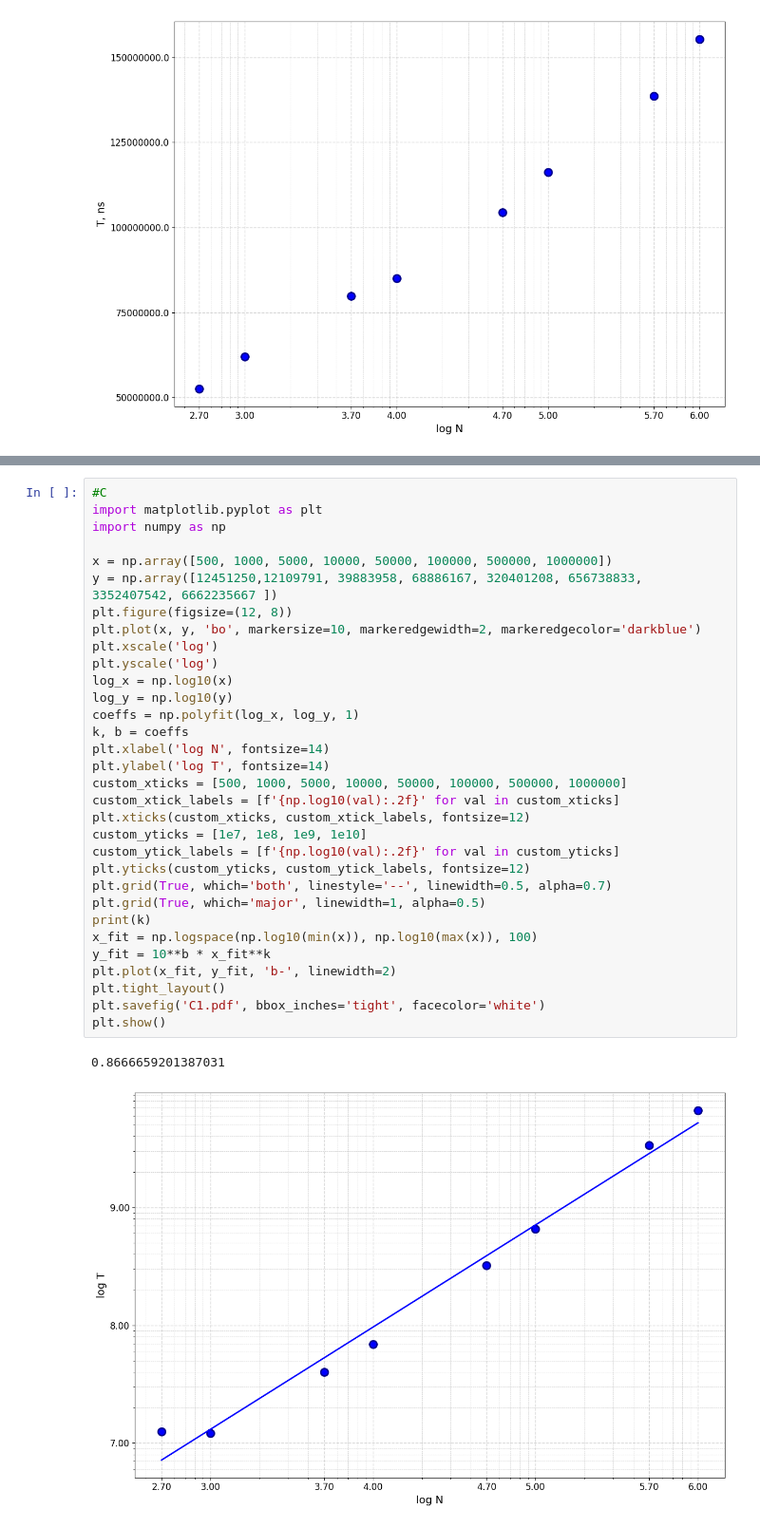
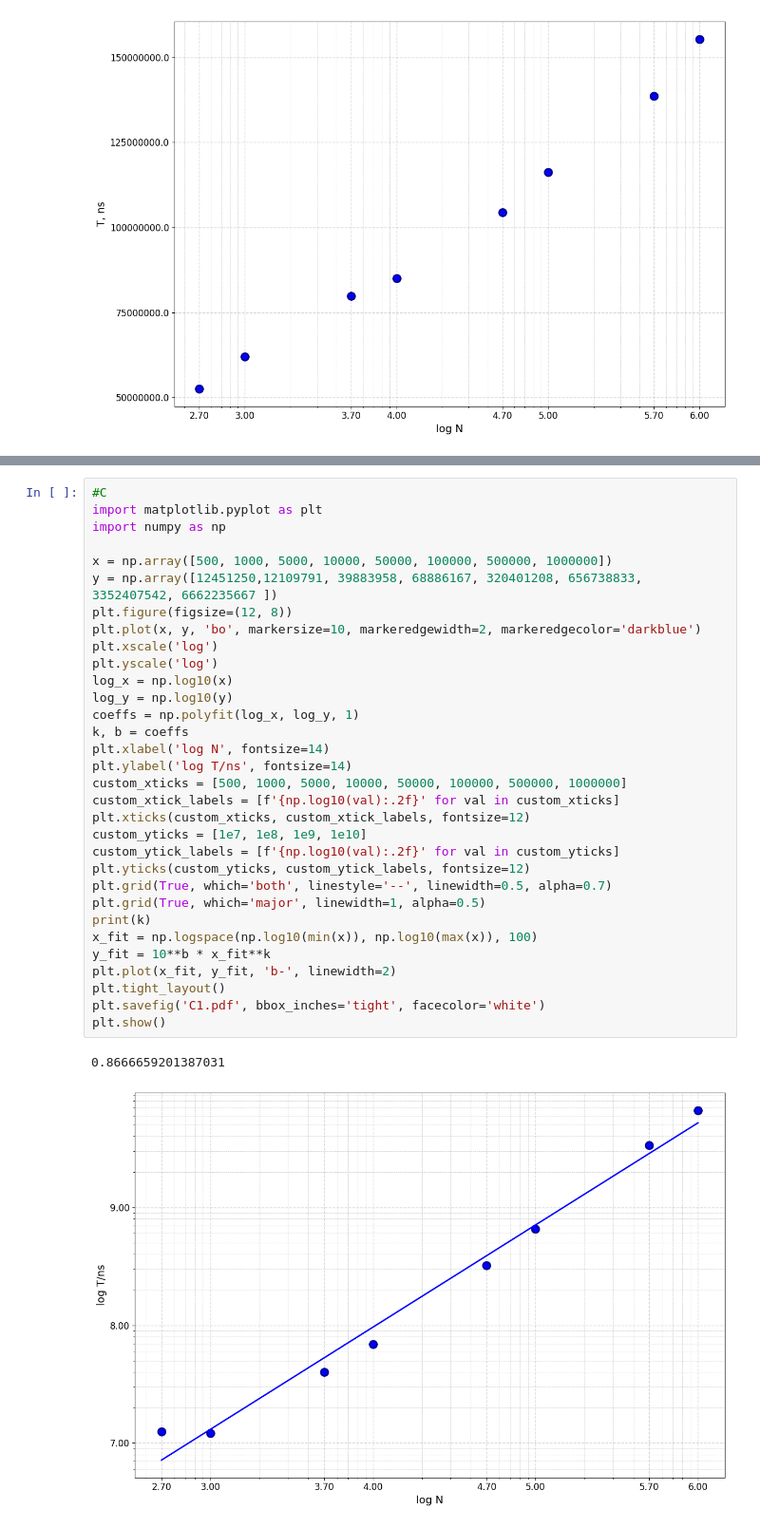
Before and after one commit to ak4235920/laboratory-mipt-2026-cpp, a Jupyter notebook: lab01/code/graphs.ipynb, the cells around one changed output, grey strips where cells are left out. Shown at 95% size. Drawn from its saved outputs; the diff is of its cells as text.

```diff
--- a/lab01/code/graphs.ipynb
+++ b/lab01/code/graphs.ipynb
@@ -147,35 +146,35 @@ import matplotlib.pyplot as plt
 import numpy as np
 
 x = np.array([500, 1000, 5000, 10000, 50000, 100000, 500000, 1000000])
 y = np.array([12451250,12109791, 39883958, 68886167, 320401208, 656738833, 3352407542, 6662235667 ])
 plt.figure(figsize=(12, 8))
 plt.plot(x, y, 'bo', markersize=10, markeredgewidth=2, markeredgecolor='darkblue')
 plt.xscale('log')
 plt.yscale('log')
 log_x = np.log10(x)
 log_y = np.log10(y)
 coeffs = np.polyfit(log_x, log_y, 1)
 k, b = coeffs
 plt.xlabel('log N', fontsize=14)
-plt.ylabel('log T', fontsize=14)
+plt.ylabel('log T/ns', fontsize=14)
 custom_xticks = [500, 1000, 5000, 10000, 50000, 100000, 500000, 1000000]
 custom_xtick_labels = [f'{np.log10(val):.2f}' for val in custom_xticks]
 plt.xticks(custom_xticks, custom_xtick_labels, fontsize=12)
 custom_yticks = [1e7, 1e8, 1e9, 1e10]
 custom_ytick_labels = [f'{np.log10(val):.2f}' for val in custom_yticks]
 plt.yticks(custom_yticks, custom_ytick_labels, fontsize=12)
 plt.grid(True, which='both', linestyle='--', linewidth=0.5, alpha=0.7)
 plt.grid(True, which='major', linewidth=1, alpha=0.5)
 print(k)
 x_fit = np.logspace(np.log10(min(x)), np.log10(max(x)), 100)
 y_fit = 10**b * x_fit**k
 plt.plot(x_fit, y_fit, 'b-', linewidth=2)
 plt.tight_layout()
 plt.savefig('C1.pdf', bbox_inches='tight', facecolor='white')
 plt.show()
 # %% [output]
 0.8666659201387031
-[figure, old version]
+[figure, new version]
 # %%
 #B
 import matplotlib.pyplot as plt
```
Also changed, not shown: parts of 8 cells of this notebook.
